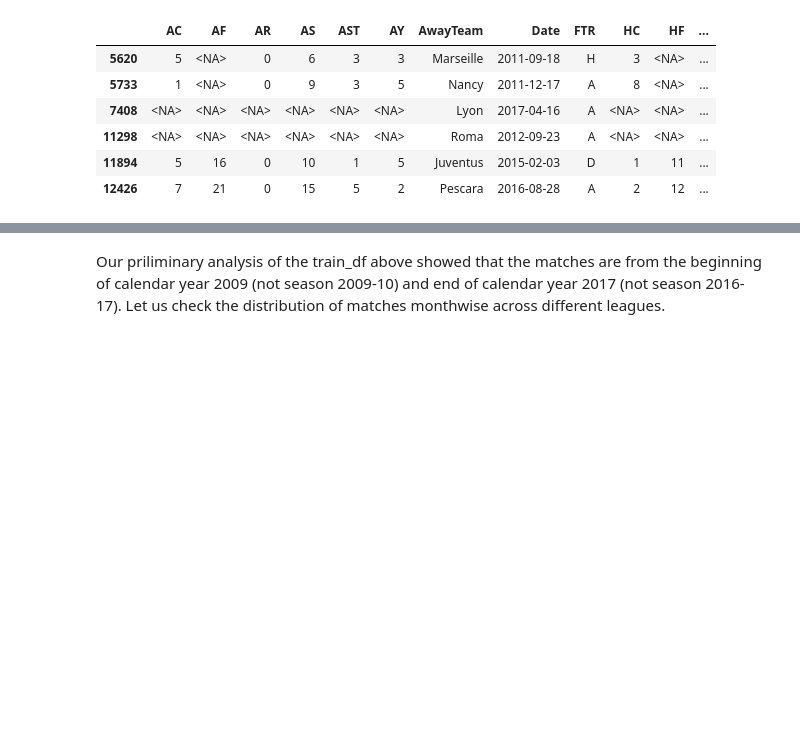
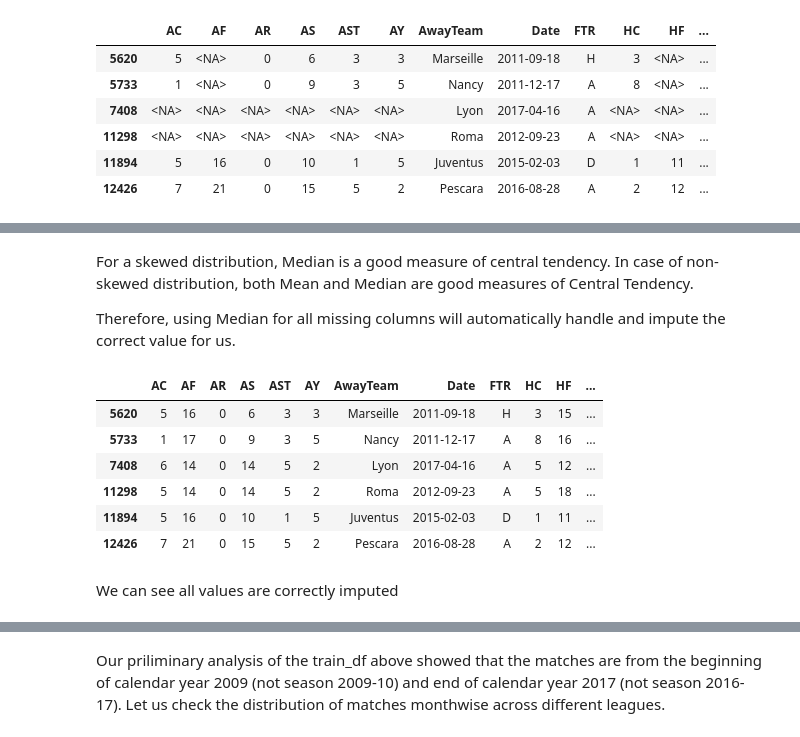
Before and after one commit to vipulnj/football-ftr-prediction, a Jupyter notebook: 1_exploration.ipynb, the cells around one changed output, grey strips where cells are left out. Cells and saved outputs as stored; diff of their text form; code cells hidden in the pictures; blank space fills up the shorter version.

Commit message:
Imputation of missing values

```diff
--- a/1_exploration.ipynb
+++ b/1_exploration.ipynb
@@ -356,0 +359,7 @@ train_df_oneOrMoreNulls
+# %%
+for rowIx, row in train_df_oneOrMoreNulls.iterrows():
+    missingFields = list(row.index[row.isnull()])
+    df = helperFunctions.extractMatchStats(row['league'], row['Date'], row['HomeTeam'], row['AwayTeam'])[['Date', 'HomeTeam', 'AwayTeam'] + missingFields]
+    df.assign(league=row['league'])
+    print(df)
+    print("========="*5, "\n")
@@ -356,0 +388,13 @@ train_df_oneOrMoreNulls
+# %%
+# view values seen in the season for the chosen home/away team (19 values for 19 matches) and print the mean and median value as a sanity check
+
+for rowIx, row in train_df_oneOrMoreNulls.iterrows():
+    missingFields = list(row.index[row.isnull()])
+
+    print(  "%%%%%%"*5, f"{row['league']} match :: {row['HomeTeam']} vs. {row['AwayTeam']} on {row['Date'].strftime('%d %B %Y')} -- {len(missingFields)} null columns", "%%%%%%"*5)
+
+    for ix, missingField in enumerate(missingFields):
+        missingFieldValuesForCurrentSeason = helperFunctions.getValuesForCurrentSeason(missingField, row['league'], row['Date'], row['HomeTeam'], row['AwayTeam'])
+        print(missingField + f"\tmean = {np.round(np.nanmean(list(missingFieldValuesForCurrentSeason)), 3)}" + f"\tmedian = {np.round(np.nanmedian(list(missingFieldValuesForCurrentSeason)), 3)}")
+        print(list(missingFieldValuesForCurrentSeason))
+        print("\n\n") if ix+1 == len(missingFields) else print("-------")
@@ -356,0 +419,26 @@ train_df_oneOrMoreNulls
+# %% [markdown]
+For a skewed distribution, Median is a good measure of central tendency. In case of non-skewed distribution, both Mean and Median are good measures of Central Tendency.
+
+Therefore, using Median for all missing columns will automatically handle and impute the correct value for us.
+# %%
+# impute missing values in train_df_oneOrMoreNulls to check if it's producing desired results
+
+for rowIx, row in train_df_oneOrMoreNulls.iterrows():
+    missingFields = list(row.index[row.isnull()])
+
+    for missingField in missingFields:
+        valuesForCurrentSeason = helperFunctions.getValuesForCurrentSeason(missingField, row['league'], row['Date'], row['HomeTeam'], row['AwayTeam'])
+        # we will round the median values, make them of integer type and then impute those values in the dataframe
+        train_df_oneOrMoreNulls.at[rowIx, missingField] = int(np.round(np.nanmedian(list(valuesForCurrentSeason)), 0))
+# %%
+train_df_oneOrMoreNulls
+# %% [output]
+|  | AC | AF | AR | AS | AST | AY | AwayTeam | Date | FTR | HC | HF | ... |
+| 5620 | 5 | 16 | 0 | 6 | 3 | 3 | Marseille | 2011-09-18 | H | 3 | 15 | ... |
+| 5733 | 1 | 17 | 0 | 9 | 3 | 5 | Nancy | 2011-12-17 | A | 8 | 16 | ... |
+| 7408 | 6 | 14 | 0 | 14 | 5 | 2 | Lyon | 2017-04-16 | A | 5 | 12 | ... |
+| 11298 | 5 | 14 | 0 | 14 | 5 | 2 | Roma | 2012-09-23 | A | 5 | 18 | ... |
+| 11894 | 5 | 16 | 0 | 10 | 1 | 5 | Juventus | 2015-02-03 | D | 1 | 11 | ... |
+| 12426 | 7 | 21 | 0 | 15 | 5 | 2 | Pescara | 2016-08-28 | A | 2 | 12 | ... |
+# %% [markdown]
+We can see all values are correctly imputed
```
Also changed, not shown: parts of 12 cells of this notebook, 1 other file.
